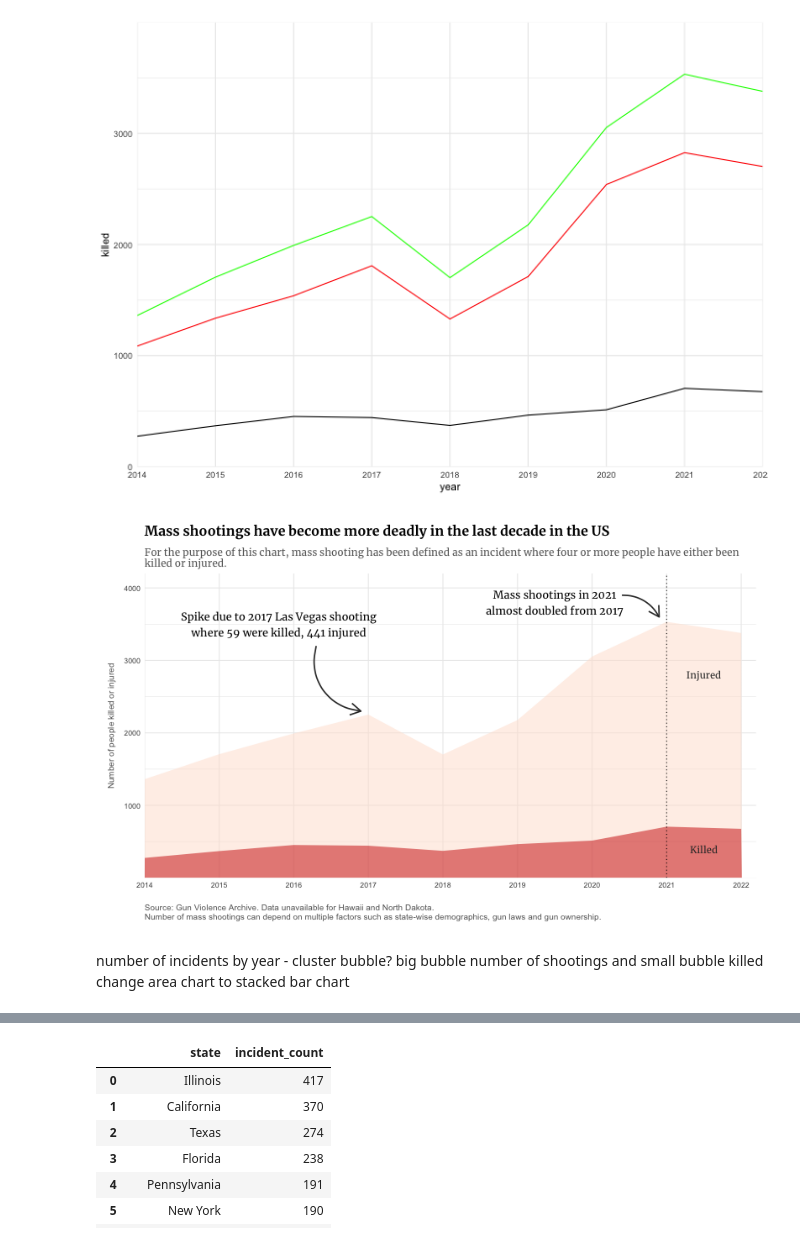
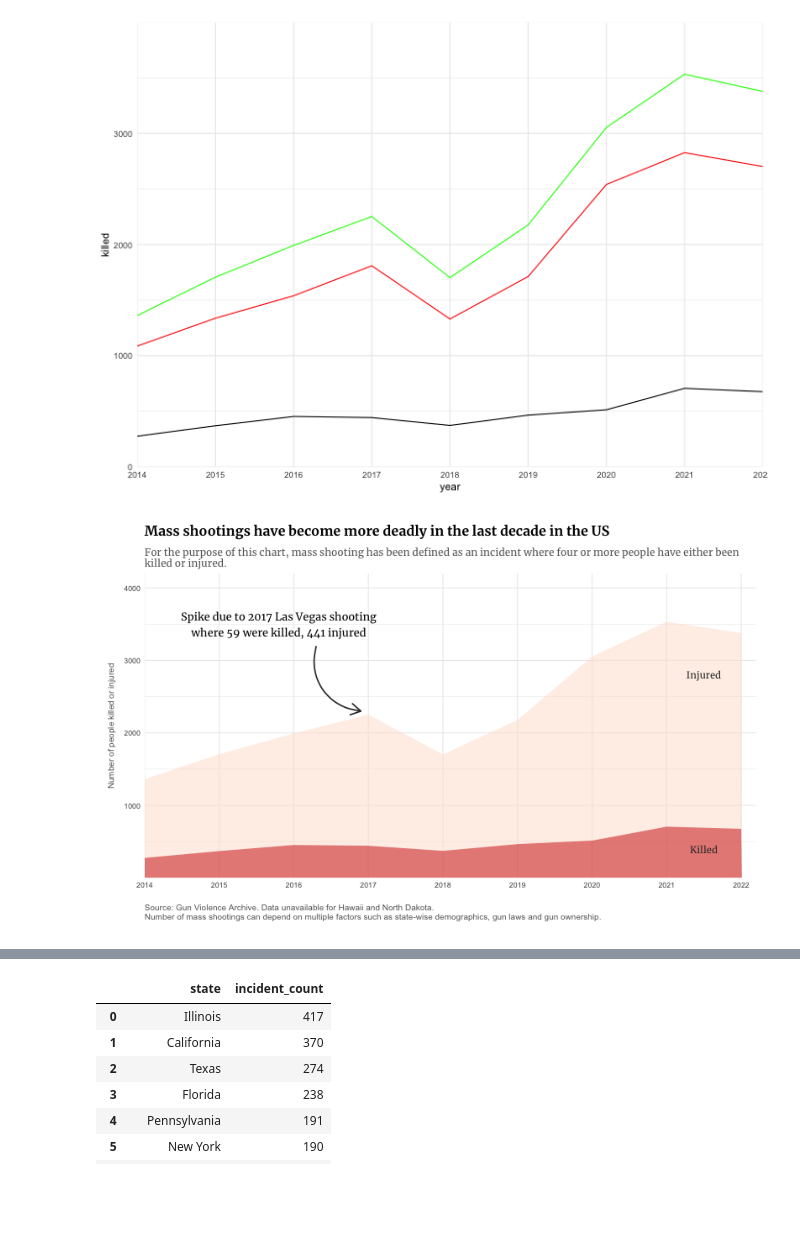
Before and after one commit to poojachaudhuri/project-2, a Jupyter notebook: plotting.ipynb, the cells around one changed output, grey strips where cells are left out. Drawn from its saved outputs; the diff is of its cells as text; code cells hidden in the pictures; blank space fills up the shorter version.

```diff
--- a/plotting.ipynb
+++ b/plotting.ipynb
@@ -400,7 +400,7 @@ ggplot(df_victims) +
     geom_area(fill = '#fee0d2', alpha=0.5, position = "stack") +
     # geom_area(aes(y = injured), fill = 'gray36', alpha=0.5, position = "stack") +
     geom_area(aes(y = killed), fill = 'red3', alpha=0.5, position = "stack") +
-    geom_vline(xintercept = 2021, color = 'black', linetype = "dotted", size = 0.5) +
+    # geom_vline(xintercept = 2021, color = 'black', linetype = "dotted", size = 0.5) +
     scale_x_continuous(breaks = seq(2014, 2022, by = 1)) +
     scale_y_continuous(breaks = seq(1000, 4000, by = 1000), limits = c(0, 4200)) + # how do I get rid of the y-axis extending beyond side of graph?
     coord_cartesian(xlim = c(2014,2022.2), expand = FALSE) +
@@ -409,42 +409,39 @@ ggplot(df_victims) +
     panel.grid.minor.x = element_blank(),
     plot.title = element_text(face = "bold", size = 16, family = "Merriweather", color = "black", margin = margin(b = 11)),
     plot.subtitle = element_text(size = 12, family = "Merriweather", color = "gray40"),
     plot.caption = element_text(hjust = 0, size = 10, family = "Arial", color = "gray40"),
     axis.title.y = element_text(size = 10, family = "Arial", color = "gray40", margin = margin(r = 10)),
     plot.margin = unit(c(0.5, 0.5, 0.5, 0.5), "cm")
   ) +
     annotate("curve",
         x = 2016.3, y = 3200,
         xend = 2016.9, yend = 2300,
         arrow = arrow(length = unit(0.5, "cm")),
         curvature = 0.5, size = 0.8, color = "gray20") +
-      annotate("curve",
-        x = 2020.4, y = 3900,
-        xend = 2020.9, yend = 3600,
-        arrow = arrow(length = unit(0.5, "cm")),
-        curvature = -0.3, size = 0.8, color = "gray20") +
+    #   annotate("curve",
+    #     x = 2020.4, y = 3900,
+    #     xend = 2020.9, yend = 3600,
+    #     arrow = arrow(length = unit(0.5, "cm")),
+    #     curvature = -0.3, size = 0.8, color = "gray20") +
     annotate("text",
         x = 2015.8, y = 3500,
         label = "Spike due to 2017 Las Vegas shooting\nwhere 59 were killed, 441 injured", size = 4.5, family = "Merriweather", color = "black") +
-    annotate("text",
-        x = 2019.5, y = 3800,
-        label = "Mass shootings in 2021\nalmost doubled from 2017", size = 4.5, family = "Merriweather", color = "black") +
+    # annotate("text",
+    #     x = 2019.5, y = 3800,
+    #     label = "Mass shootings in 2021\nalmost doubled from 2017", size = 4.5, family = "Merriweather", color = "black") +
     annotate("text",
         x = 2021.5, y = 390,
         label = "Killed", size = 4, family = "Merriweather", color = "gray20",) +
     annotate("text",
         x = 2021.5, y = 2800,
         label = "Injured", size = 4, family = "Merriweather", color = "gray20") +
     # annotate("text",
     #     x = 2021.5, y = 3300,
         # label = "Total", size = 4, family = "Merriweather", color = "gray20") +
     labs(title = "Mass shootings have become more deadly in the last decade in the US",
        subtitle = "For the purpose of this chart, mass shooting has been defined as an incident where four or more people have either been\nkilled or injured.",
        x = "",
        y = "Number of people killed or injured",
        caption = "Source: Gun Violence Archive. Data unavailable for Hawaii and North Dakota.\nNumber of mass shootings can depend on multiple factors such as state-wise demographics, gun laws and gun ownership.")
 # %% [output]
-[figure, old version]
+[figure, new version]
-# %% [markdown]
-number of incidents by year - cluster bubble? big bubble number of shootings and small bubble killed
-change area chart to stacked bar chart
```
Also changed, not shown: parts of 3 cells of this notebook, 2 other files.
